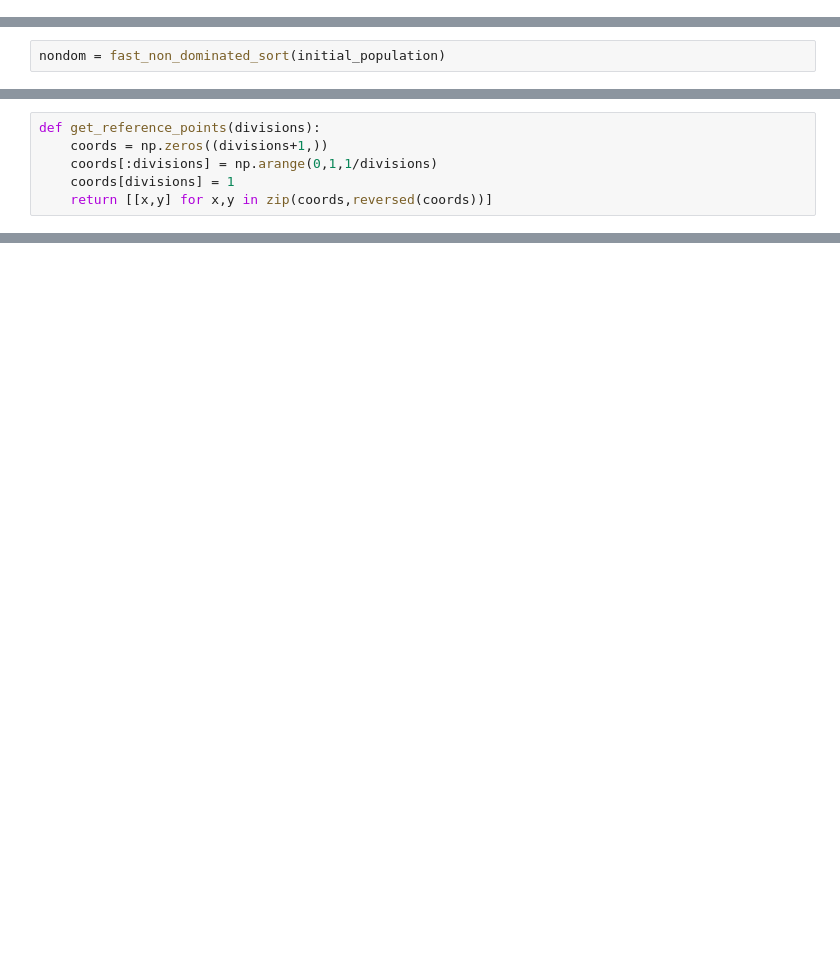
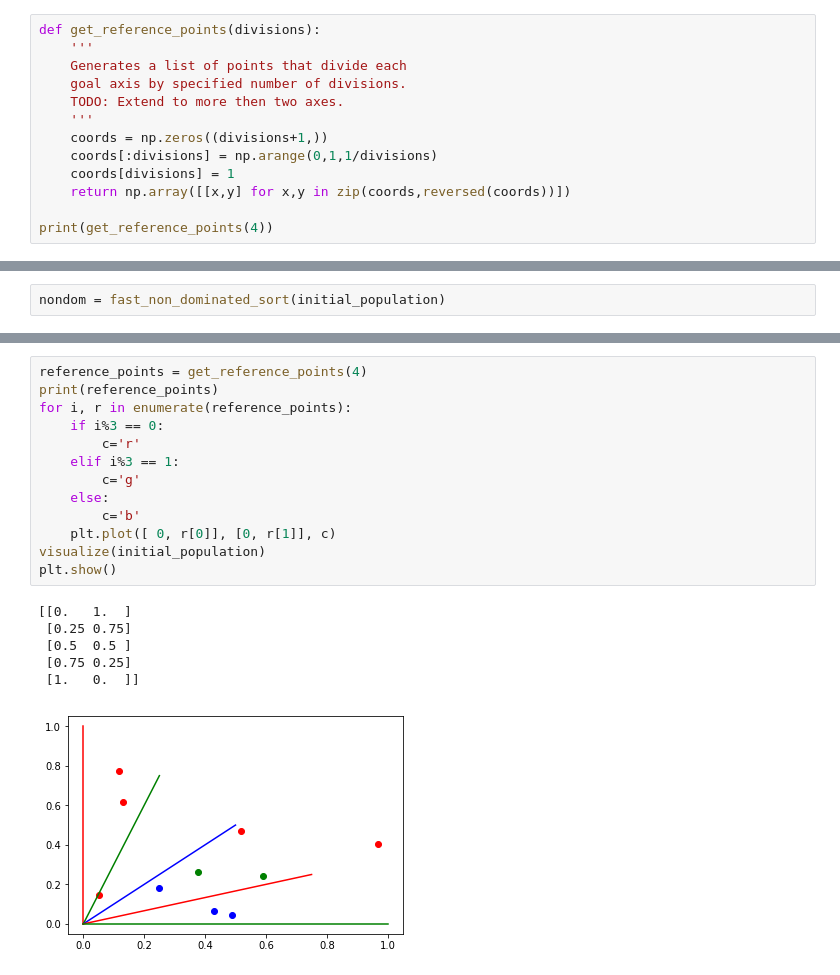
Before and after one commit to Shynar88/Kapellmeister-Multi-Objective-Optimization-of-Container-Allocation-and-Rescheduling-with-GA, a Jupyter notebook: nsga_3/nsga_3.ipynb, the cells around one changed output, grey strips where cells are left out. Saved outputs shown, nothing was run; the diff lists cells and outputs as text; blank space fills up the shorter version.

```diff
--- a/nsga_3/nsga_3.ipynb
+++ b/nsga_3/nsga_3.ipynb
@@ -24,0 +85,13 @@ def visualize(population):
+# %%
+def get_reference_points(divisions):
+    '''
+    Generates a list of points that divide each
+    goal axis by specified number of divisions.
+    TODO: Extend to more then two axes.
+    '''
+    coords = np.zeros((divisions+1,))
+    coords[:divisions] = np.arange(0,1,1/divisions)
+    coords[divisions] = 1
+    return np.array([[x,y] for x,y in zip(coords,reversed(coords))])
+
+print(get_reference_points(4))
@@ -88,6 +157,0 @@ f2 = lambda solutions: [x.value[1] for x in solutions]
-# %%
-def get_reference_points(divisions):
-    coords = np.zeros((divisions+1,))
-    coords[:divisions] = np.arange(0,1,1/divisions)
-    coords[divisions] = 1
-    return [[x,y] for x,y in zip(coords,reversed(coords))]
@@ -132,0 +165,20 @@ print(points)
+# %%
+reference_points = get_reference_points(4)
+print(reference_points)
+for i, r in enumerate(reference_points):
+    if i%3 == 0:
+        c='r'
+    elif i%3 == 1:
+        c='g'
+    else:
+        c='b'
+    plt.plot([ 0, r[0]], [0, r[1]], c)
+visualize(initial_population)
+plt.show()
+# %% [output]
+[[0.   1.  ]
+ [0.25 0.75]
+ [0.5  0.5 ]
+ [0.75 0.25]
+ [1.   0.  ]]
+[figure, added]
```
Also changed, not shown: parts of 27 cells of this notebook, 1 other file.
